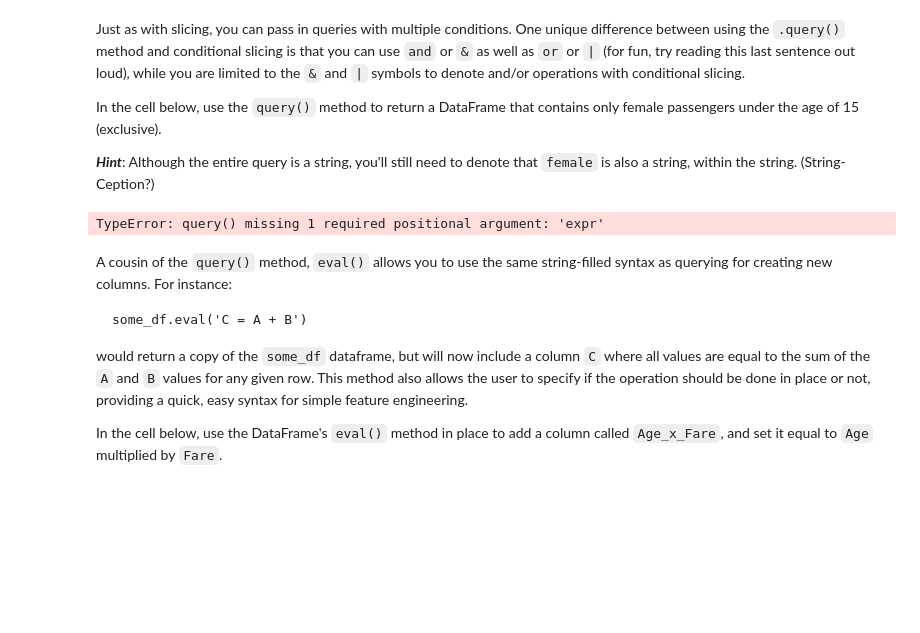
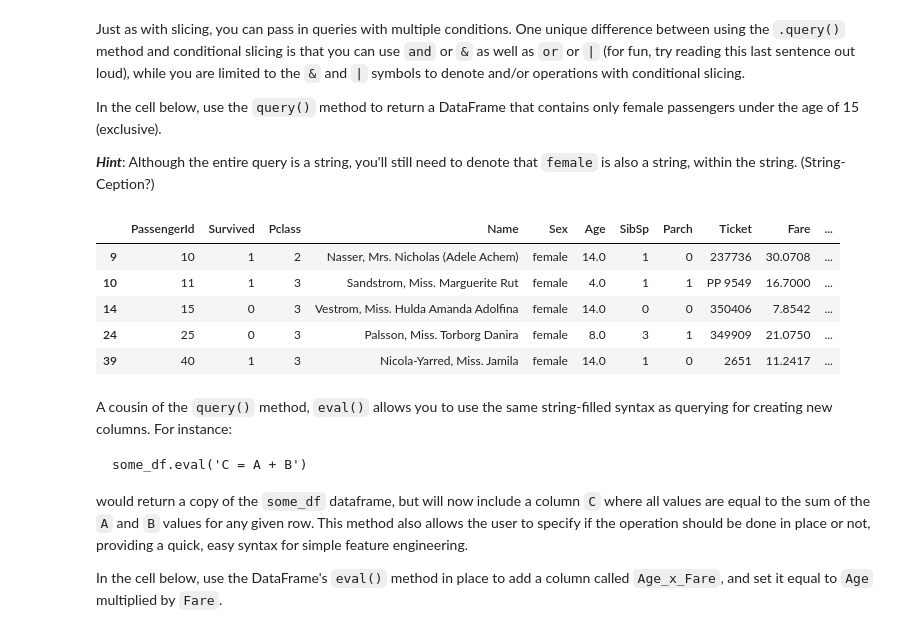
Before and after one commit to kiryl-p/dsc-using-sql-with-pandas-lab-nyc-ds-career-042219, a Jupyter notebook: index.ipynb, the cells around one changed output. Saved outputs shown, nothing was run; the diff lists cells and outputs as text; code cells hidden in the pictures; blank space fills up the shorter version.

```diff
--- a/index.ipynb
+++ b/index.ipynb
@@ -228,10 +228,15 @@ In the cell below, use the `query()` method to return a DataFrame that contains
 **_Hint_**: Although the entire query is a string, you'll still need to denote that `female` is also a string, within the string.  (String-Ception?)
 # %%
 q= "Sex == 'female' and Age < 15"
-female_children_df = df.query()
-# female_children_df.head()
+female_children_df = df.query(q)
+female_children_df.head()
 # %% [output]
-TypeError: query() missing 1 required positional argument: 'expr'
+|  | PassengerId | Survived | Pclass | Name | Sex | Age | SibSp | Parch | Ticket | Fare | ... |
+| 9 | 10 | 1 | 2 | Nasser, Mrs. Nicholas (Adele Achem) | female | 14.0 | 1 | 0 | 237736 | 30.0708 | ... |
+| 10 | 11 | 1 | 3 | Sandstrom, Miss. Marguerite Rut | female | 4.0 | 1 | 1 | PP 9549 | 16.7000 | ... |
+| 14 | 15 | 0 | 3 | Vestrom, Miss. Hulda Amanda Adolfina | female | 14.0 | 0 | 0 | 350406 | 7.8542 | ... |
+| 24 | 25 | 0 | 3 | Palsson, Miss. Torborg Danira | female | 8.0 | 3 | 1 | 349909 | 21.0750 | ... |
+| 39 | 40 | 1 | 3 | Nicola-Yarred, Miss. Jamila | female | 14.0 | 1 | 0 | 2651 | 11.2417 | ... |
 # %% [markdown]
 A cousin of the `query()` method, `eval()` allows you to use the same string-filled syntax as querying for creating new columns.  For instance:
 
```
